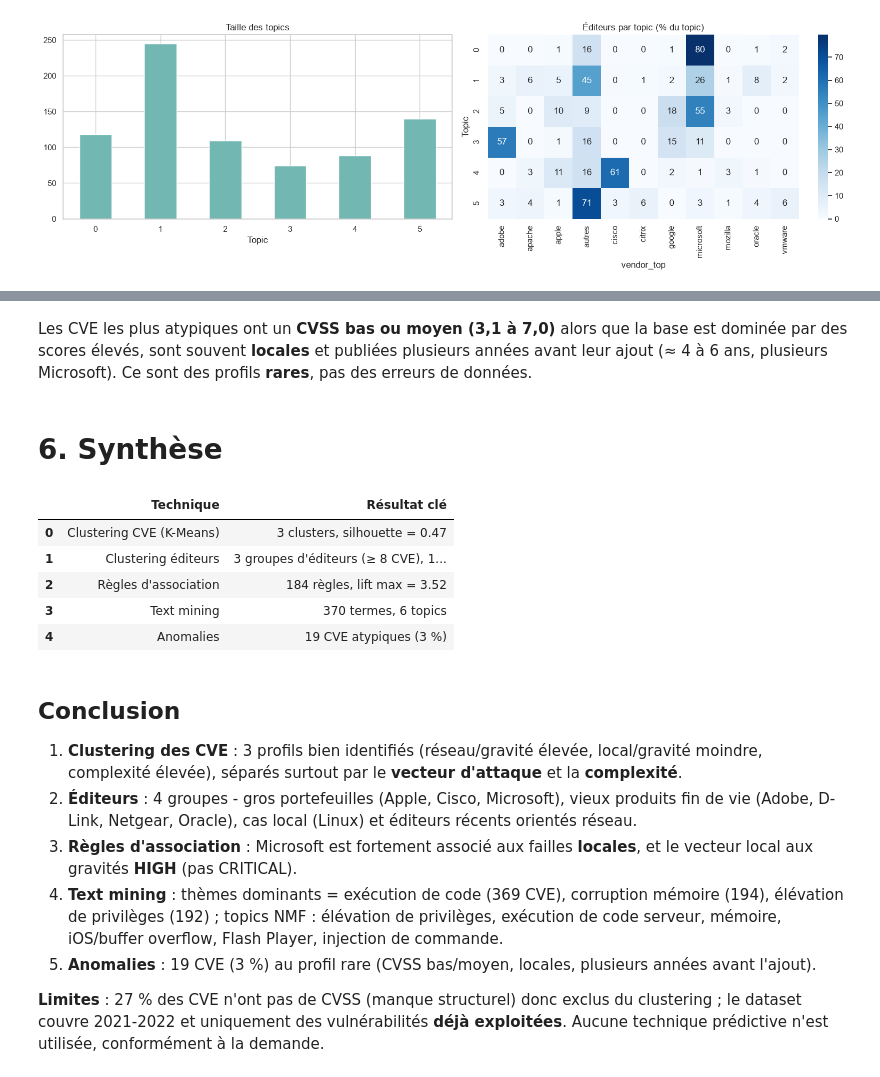
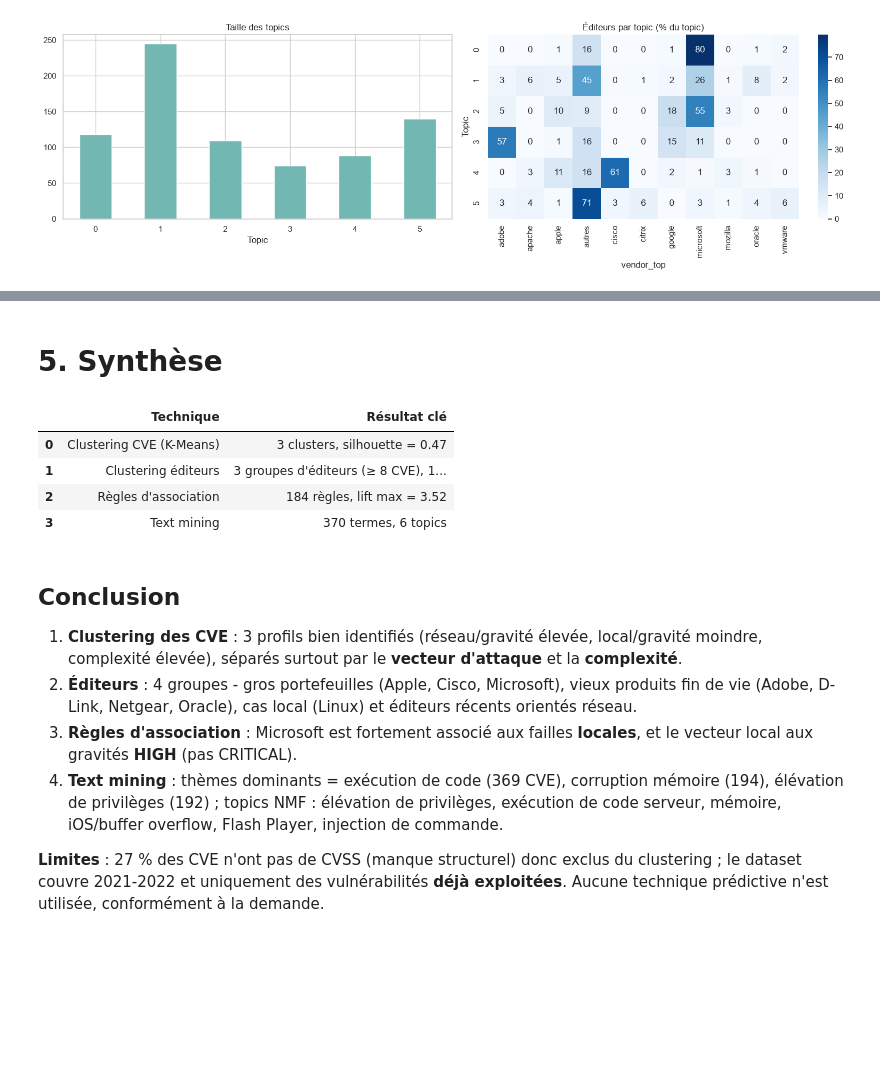
Before and after one commit to wiemab11/ProjetTuto, a Jupyter notebook: CISA_Vulnerability_DataMining.ipynb, the cells around one changed output, grey strips where cells are left out. Drawn from its saved outputs; the diff is of its cells as text; code cells hidden in the pictures; blank space fills up the shorter version.

```diff
--- a/CISA_Vulnerability_DataMining.ipynb
+++ b/CISA_Vulnerability_DataMining.ipynb
@@ -349,29 +309,24 @@ an.sort_values('score', ascending=False).head(10)[['cve_id','vendor_project','vu
-# %% [markdown]
-Les CVE les plus atypiques ont un **CVSS bas ou moyen (3,1 à 7,0)** alors que la base est dominée par des scores élevés, sont souvent **locales** et publiées plusieurs années avant leur ajout (≈ 4 à 6 ans, plusieurs Microsoft). Ce sont des profils **rares**, pas des erreurs de données.
 # %% [markdown]
-# 6. Synthèse
+# 5. Synthèse
 # %%
 syn = pd.DataFrame({
-  'Technique':['Clustering CVE (K-Means)','Clustering éditeurs','Règles d\'association','Text mining','Anomalies'],
+  'Technique':['Clustering CVE (K-Means)','Clustering éditeurs','Règles d\'association','Text mining'],
   'Résultat clé':[f'{k} clusters, silhouette = {silhouette_score(Xs, km.labels_):.2f}',
                   f'{kv} groupes d\'éditeurs (≥ 8 CVE), {len(ag)} éditeurs',
                   f'{len(rules)} règles, lift max = {rules["lift"].max():.2f}',
-                  f'{T.shape[1]} termes, 6 topics',
-                  f'{an["anomalie"].sum()} CVE atypiques (3 %)']})
+                  f'{T.shape[1]} termes, 6 topics',]})
 syn
 # %% [output]
 |  | Technique | Résultat clé |
 | 0 | Clustering CVE (K-Means) | 3 clusters, silhouette = 0.47 |
 | 1 | Clustering éditeurs | 3 groupes d'éditeurs (≥ 8 CVE), 1... |
 | 2 | Règles d'association | 184 règles, lift max = 3.52 |
 | 3 | Text mining | 370 termes, 6 topics |
-| 4 | Anomalies | 19 CVE atypiques (3 %) |
 # %% [markdown]
 ## Conclusion
 1. **Clustering des CVE** : 3 profils bien identifiés (réseau/gravité élevée, local/gravité moindre, complexité élevée), séparés surtout par le **vecteur d'attaque** et la **complexité**.
 2. **Éditeurs** : 4 groupes - gros portefeuilles (Apple, Cisco, Microsoft), vieux produits fin de vie (Adobe, D-Link, Netgear, Oracle), cas local (Linux) et éditeurs récents orientés réseau.
 3. **Règles d'association** : Microsoft est fortement associé aux failles **locales**, et le vecteur local aux gravités **HIGH** (pas CRITICAL).
 4. **Text mining** : thèmes dominants = exécution de code (369 CVE), corruption mémoire (194), élévation de privilèges (192) ; topics NMF : élévation de privilèges, exécution de code serveur, mémoire, iOS/buffer overflow, Flash Player, injection de commande.
-5. **Anomalies** : 19 CVE (3 %) au profil rare (CVSS bas/moyen, locales, plusieurs années avant l'ajout).
 
 **Limites** : 27 % des CVE n'ont pas de CVSS (manque structurel) donc exclus du clustering ; le dataset couvre 2021-2022 et uniquement des vulnérabilités **déjà exploitées**. Aucune technique prédictive n'est utilisée, conformément à la demande.
```
Also changed, not shown: parts of 14 cells of this notebook, 1 other file.
